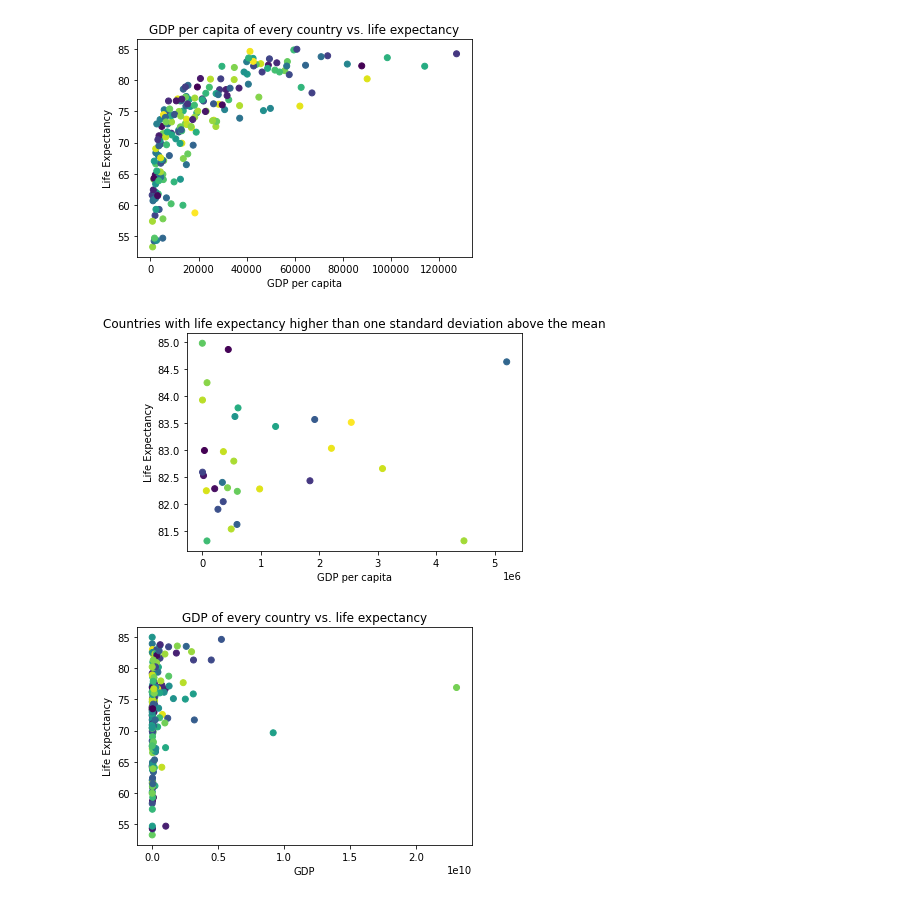
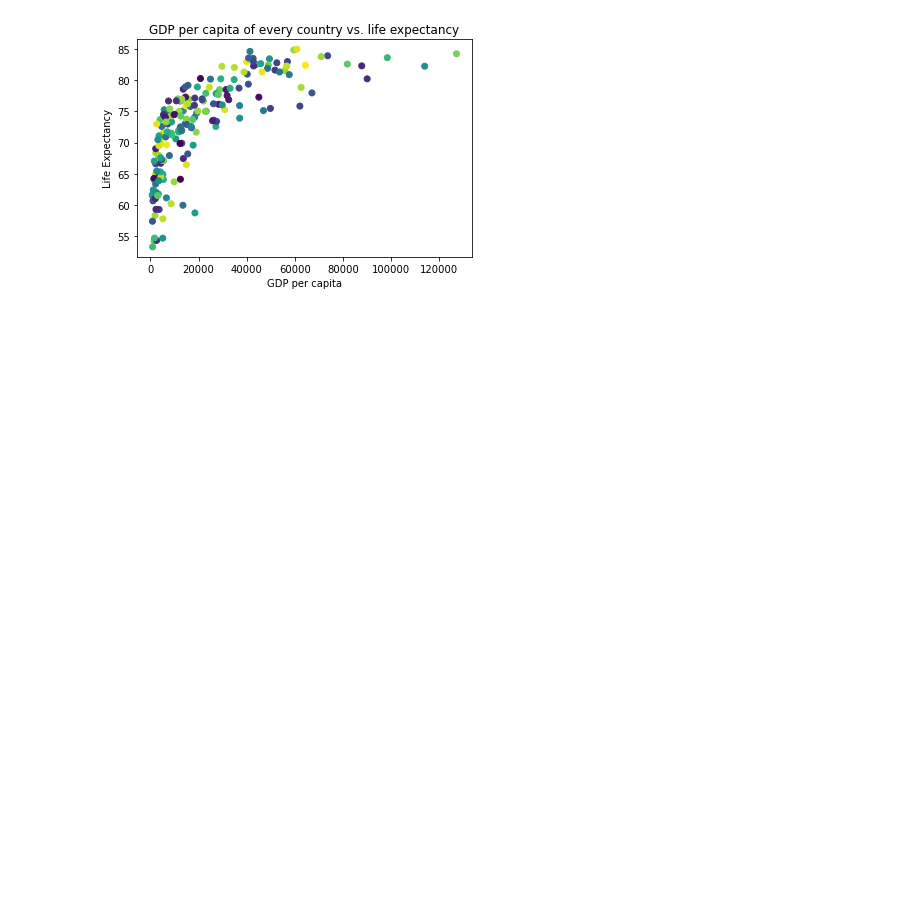
Before and after one commit to carljvh/intro-to-datascience-and-AI, a Jupyter notebook: assignment-1/Problem1.ipynb, the cells around one changed output. Drawn from its saved outputs; the diff is of its cells as text; code cells hidden in the pictures; blank space fills up the shorter version.

```diff
--- a/assignment-1/Problem1.ipynb
+++ b/assignment-1/Problem1.ipynb
@@ -24,97 +24,32 @@ populationRelevantYear.reset_index(drop=True, inplace=True)
 
 def relateData(lifeExpectancy, GDPData):
     xData = []
     yData = []
     countryData = []
 
     EntityDataLife = lifeExpectancy.Entity
     EntityDataGDP = GDPData.Entity
     for i in range(len(lifeExpectancy)):
         for j in range(len(GDPData)):
             if EntityDataGDP[j] == EntityDataLife[i]:
                 xData.append(lifeExpectancy.LifeExpectancy[i])
                 yData.append(GDPData.GDPPC[j])
                 countryData.append(EntityDataLife[i])
     return(xData, yData, countryData)
 
 
 testData = relateData(lifeRelevantYear, GDPRelevantYear)
 yData = testData[0]
 xData = testData[1]
 countryData = testData[2]
 
 N = len(yData)
 colors = np.random.rand(N)
 plt.scatter(xData, yData, c=colors)
 plt.xlabel("GDP per capita")
 plt.ylabel("Life Expectancy")
 plt.title("GDP per capita of every country vs. life expectancy")
 plt.show()
-
-sortedY = yData.copy()
-sortedY.sort()
-sortedCountry = []
-sortedXData = []
-j = 0
-i = -1
-
-while j < len(yData):
-    i += 1
-    if sortedY[j] == yData[i]:
-        sortedCountry.append(countryData[i])
-        sortedXData.append(xData[i])
-        j += 1
-        i = -1
-
-boundOfPoverty = int(np.ceil(len(sortedY)*0.84))
-countriesAboveBoundry = sortedCountry[boundOfPoverty:len(sortedCountry)]
-bestCountries = np.array(sortedXData[boundOfPoverty:len(sortedCountry)])
-populationSizes = np.array([2.088, 83.43, 8.88, 11.49, 5.522, 10.29, 20.19, 0.62, 17.34, 4.979, 4.934, 5.348, 37.59, 0.514, 0.064, 67.25, 10.28, 9.054, 0.67, 51.71, 25.37, 59.73, 47.13, 5.686, 8.637, 0.066, 0.6493, 125.8, 7.482, 0.034])
-
-GDP = np.multiply(bestCountries,populationSizes)
-highLifeExpectancy = sortedY[boundOfPoverty:len(sortedCountry)]
-N2 = len(GDP)
-colors2 = np.random.rand(N2)
-plt.scatter(GDP, highLifeExpectancy, c=colors2)
-plt.xlabel("GDP per capita")
-plt.ylabel("Life Expectancy")
-plt.title("Countries with life expectancy higher than one standard deviation above the mean")
-plt.show()
-
-def FindGDP(GDPData,countries,populationData, lifeExpectancyData):
-    population = []
-    GDPPC = []
-    lifeExpectancy = []
-    theCountry = []
-
-    Entities = countries
-    EntityPopulation = populationData.Location
-    for i in range(len(countries)):
-        for j in range(len(populationData)):
-            if Entities[i] == EntityPopulation[j]:
-                population.append(populationData.PopTotal[j])
-                GDPPC.append(GDPData[i])
-                lifeExpectancy.append(lifeExpectancyData[i])
-                theCountry.append(Entities[i])
-    GDP = np.multiply(population, GDPPC)
-    return(GDP, lifeExpectancy, theCountry)
-
-GDPAndExpectancyByCountry = FindGDP(xData, countryData, populationRelevantYear, yData)
-GDPByCountry = GDPAndExpectancyByCountry[0]
-GDPByCountryMinusWorld = np.delete(GDPByCountry, 170)
-lifeExpectancyByCountry = GDPAndExpectancyByCountry[1]
-lifeExpectancyByCountry.pop(170)
-theCountry = GDPAndExpectancyByCountry[2]
-
-N3 = len(GDPByCountryMinusWorld)
-colors3 = np.random.rand(N3)
-plt.scatter(GDPByCountryMinusWorld, lifeExpectancyByCountry, c=colors3)
-plt.xlabel("GDP")
-plt.ylabel("Life Expectancy")
-plt.title("GDP of every country vs. life expectancy")
-plt.show()
 # %% [output]
-[figure, old version]
+[figure, new version]
-[figure, removed]
-[figure, removed]
 # %% [markdown]
```
Also changed, not shown: parts of 7 cells of this notebook.
